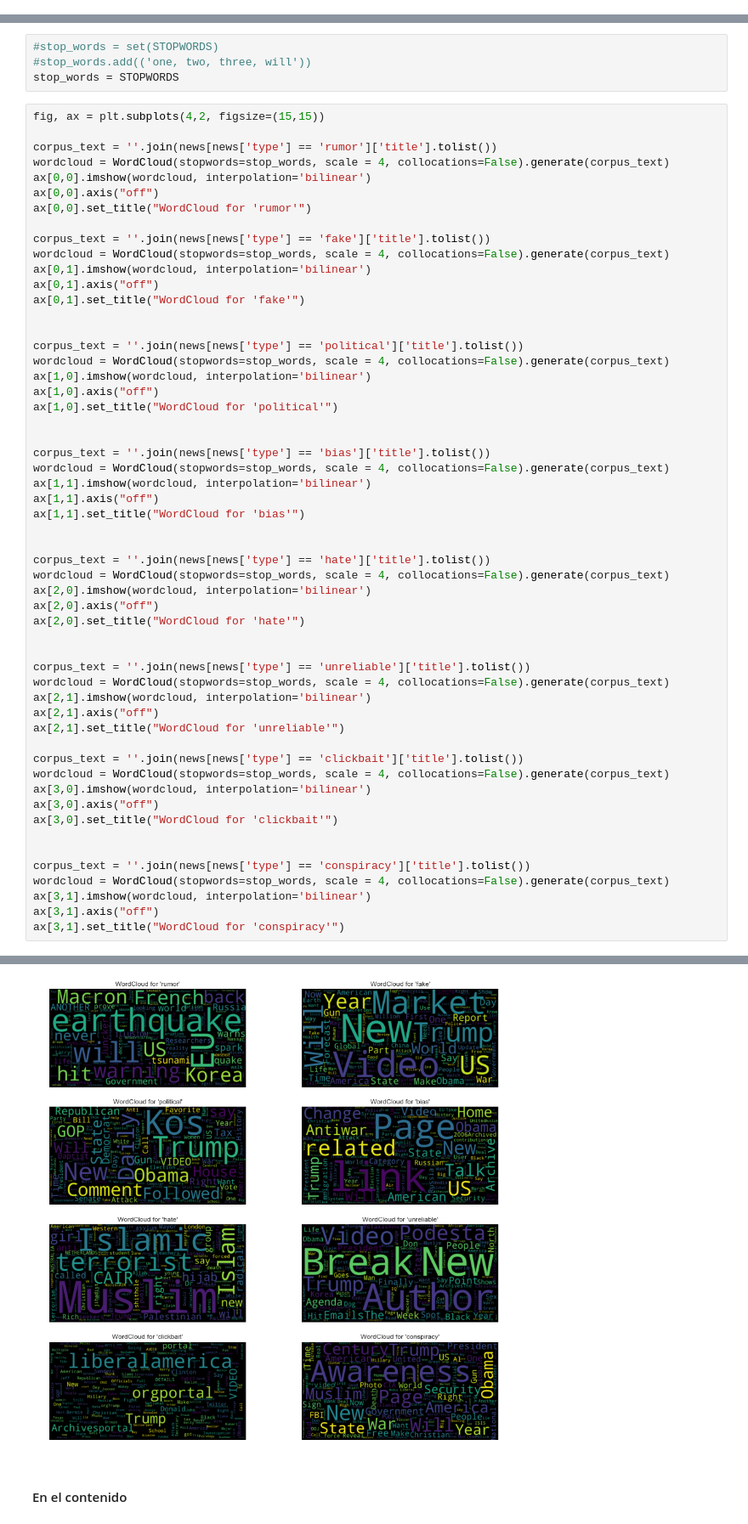
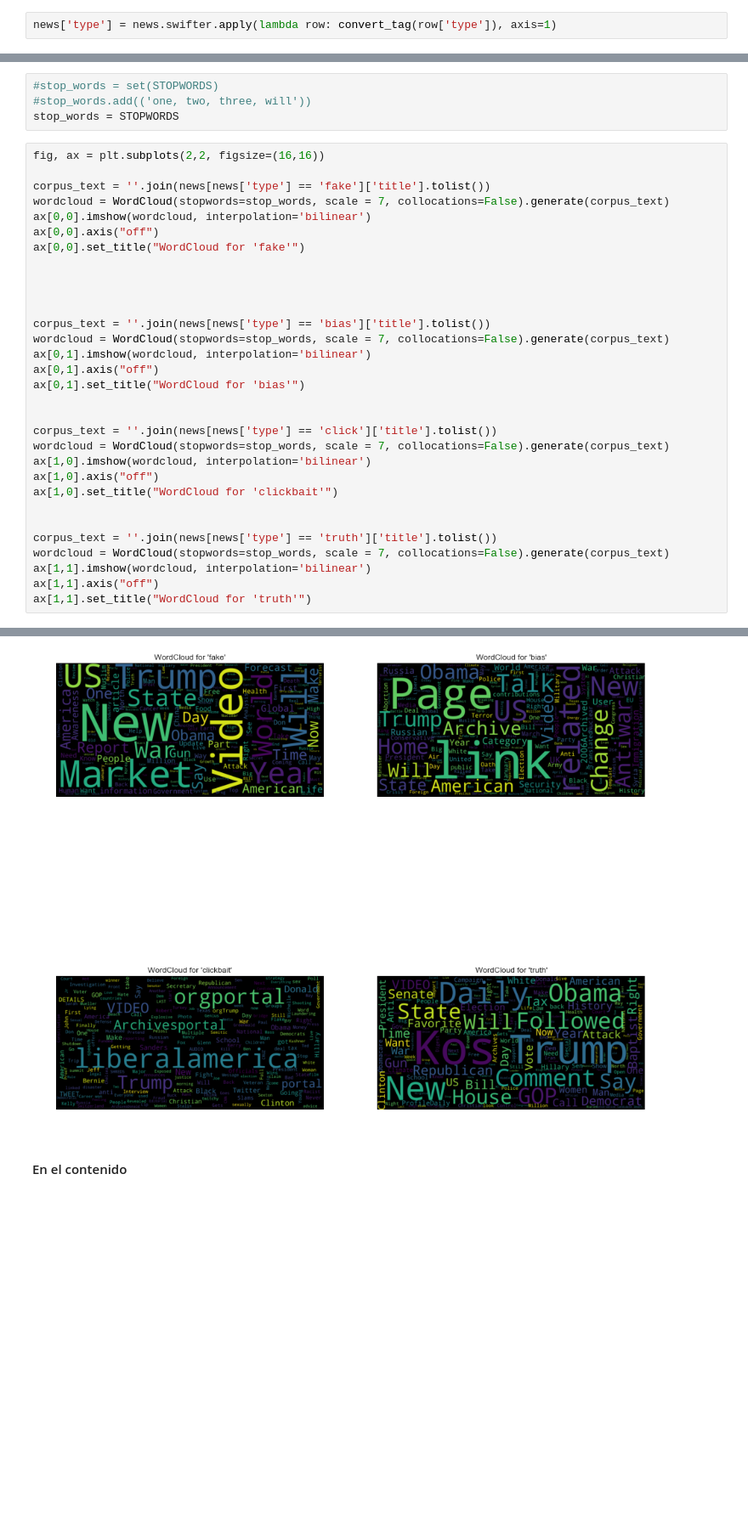
Before and after one commit to AIRLegend/fakenews, a Jupyter notebook: notebooks/Data_analysis.ipynb, the cells around one changed output, grey strips where cells are left out. Shown at 85% size. Cells and saved outputs as stored; diff of their text form; blank space fills up the shorter version.

Commit message:
Data analysis modificado. Cambiado nombre al notebook de cleaning Fake News Corpus.

```diff
--- a/notebooks/Data_analysis.ipynb
+++ b/notebooks/Data_analysis.ipynb
@@ -67,3 +89,5 @@ news = news.dropna()
+# %%
+news['type'] = news.swifter.apply(lambda row: convert_tag(row['type']), axis=1)
 # %%
 news.head(3)
 # %% [output]
@@ -90,58 +114,34 @@ news.groupby("type").count()['content'].plot.bar(title = "Number of articles by
 #stop_words.add(('one, two, three, will'))
 stop_words = STOPWORDS
 # %%
-fig, ax = plt.subplots(4,2, figsize=(15,15))
+fig, ax = plt.subplots(2,2, figsize=(16,16))
 
-corpus_text = ''.join(news[news['type'] == 'rumor']['title'].tolist())
-wordcloud = WordCloud(stopwords=stop_words, scale = 4, collocations=False).generate(corpus_text)
+corpus_text = ''.join(news[news['type'] == 'fake']['title'].tolist())
+wordcloud = WordCloud(stopwords=stop_words, scale = 7, collocations=False).generate(corpus_text)
 ax[0,0].imshow(wordcloud, interpolation='bilinear')
 ax[0,0].axis("off")
-ax[0,0].set_title("WordCloud for 'rumor'")
-
-corpus_text = ''.join(news[news['type'] == 'fake']['title'].tolist())
-wordcloud = WordCloud(stopwords=stop_words, scale = 4, collocations=False).generate(corpus_text)
-ax[0,1].imshow(wordcloud, interpolation='bilinear')
-ax[0,1].axis("off")
-ax[0,1].set_title("WordCloud for 'fake'")
+ax[0,0].set_title("WordCloud for 'fake'")
 
 
-corpus_text = ''.join(news[news['type'] == 'political']['title'].tolist())
-wordcloud = WordCloud(stopwords=stop_words, scale = 4, collocations=False).generate(corpus_text)
-ax[1,0].imshow(wordcloud, interpolation='bilinear')
-ax[1,0].axis("off")
-ax[1,0].set_title("WordCloud for 'political'")
 
 
 corpus_text = ''.join(news[news['type'] == 'bias']['title'].tolist())
-wordcloud = WordCloud(stopwords=stop_words, scale = 4, collocations=False).generate(corpus_text)
+wordcloud = WordCloud(stopwords=stop_words, scale = 7, collocations=False).generate(corpus_text)
+ax[0,1].imshow(wordcloud, interpolation='bilinear')
+ax[0,1].axis("off")
+ax[0,1].set_title("WordCloud for 'bias'")
+
+
+corpus_text = ''.join(news[news['type'] == 'click']['title'].tolist())
+wordcloud = WordCloud(stopwords=stop_words, scale = 7, collocations=False).generate(corpus_text)
+ax[1,0].imshow(wordcloud, interpolation='bilinear')
+ax[1,0].axis("off")
+ax[1,0].set_title("WordCloud for 'clickbait'")
+
+
+corpus_text = ''.join(news[news['type'] == 'truth']['title'].tolist())
+wordcloud = WordCloud(stopwords=stop_words, scale = 7, collocations=False).generate(corpus_text)
 ax[1,1].imshow(wordcloud, interpolation='bilinear')
 ax[1,1].axis("off")
-ax[1,1].set_title("WordCloud for 'bias'")
-
-
-corpus_text = ''.join(news[news['type'] == 'hate']['title'].tolist())
-wordcloud = WordCloud(stopwords=stop_words, scale = 4, collocations=False).generate(corpus_text)
-ax[2,0].imshow(wordcloud, interpolation='bilinear')
-ax[2,0].axis("off")
-ax[2,0].set_title("WordCloud for 'hate'")
-
-
-corpus_text = ''.join(news[news['type'] == 'unreliable']['title'].tolist())
-wordcloud = WordCloud(stopwords=stop_words, scale = 4, collocations=False).generate(corpus_text)
-ax[2,1].imshow(wordcloud, interpolation='bilinear')
-ax[2,1].axis("off")
-ax[2,1].set_title("WordCloud for 'unreliable'")
-
-corpus_text = ''.join(news[news['type'] == 'clickbait']['title'].tolist())
-wordcloud = WordCloud(stopwords=stop_words, scale = 4, collocations=False).generate(corpus_text)
-ax[3,0].imshow(wordcloud, interpolation='bilinear')
-ax[3,0].axis("off")
-ax[3,0].set_title("WordCloud for 'clickbait'")
-
-
-corpus_text = ''.join(news[news['type'] == 'conspiracy']['title'].tolist())
-wordcloud = WordCloud(stopwords=stop_words, scale = 4, collocations=False).generate(corpus_text)
-ax[3,1].imshow(wordcloud, interpolation='bilinear')
-ax[3,1].axis("off")
-ax[3,1].set_title("WordCloud for 'conspiracy'")
+ax[1,1].set_title("WordCloud for 'truth'")
 # %% [output]
@@ -149,4 +149,4 @@ Text(0.5, 1.0, "WordCloud for 'conspiracy'")
-[figure, old version]
+[figure, new version]
 # %% [markdown]
 #### En el contenido
 # %%
```
Also changed, not shown: parts of 10 cells of this notebook, 2 other files.
